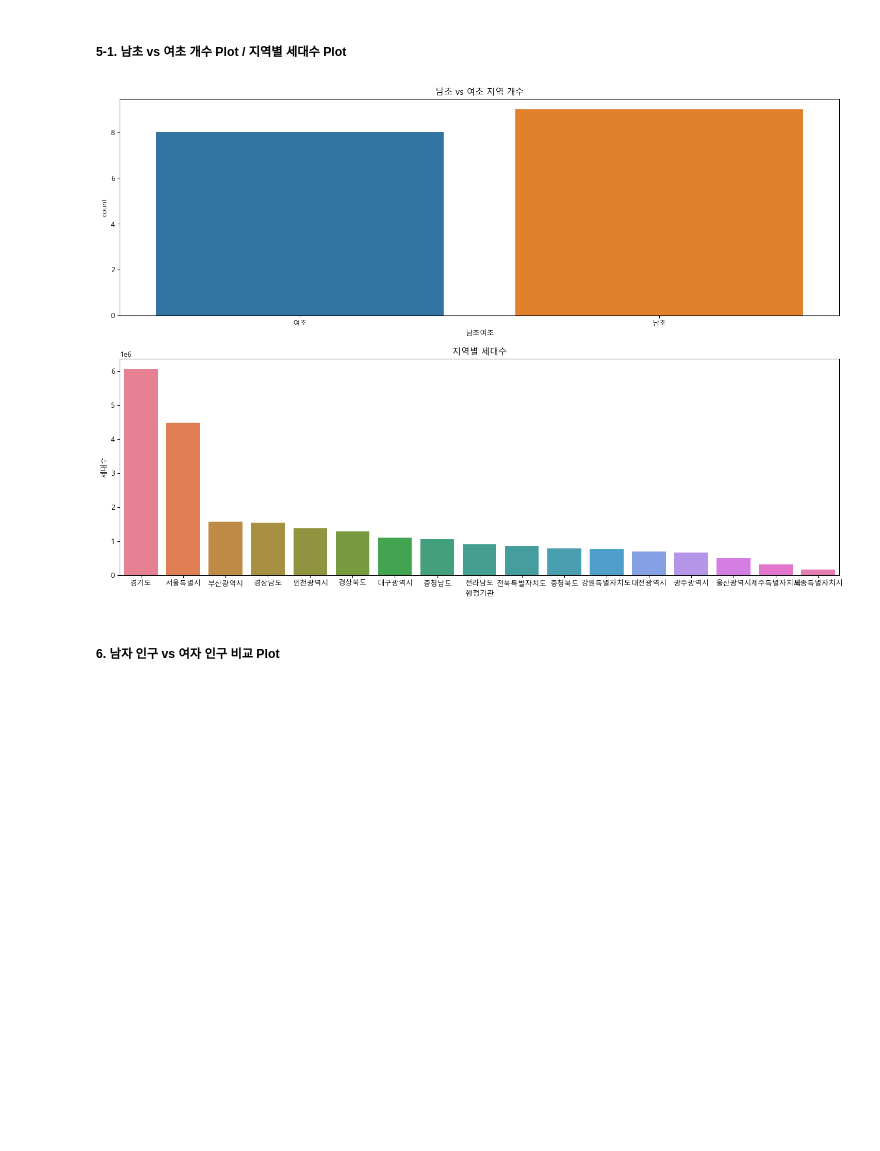
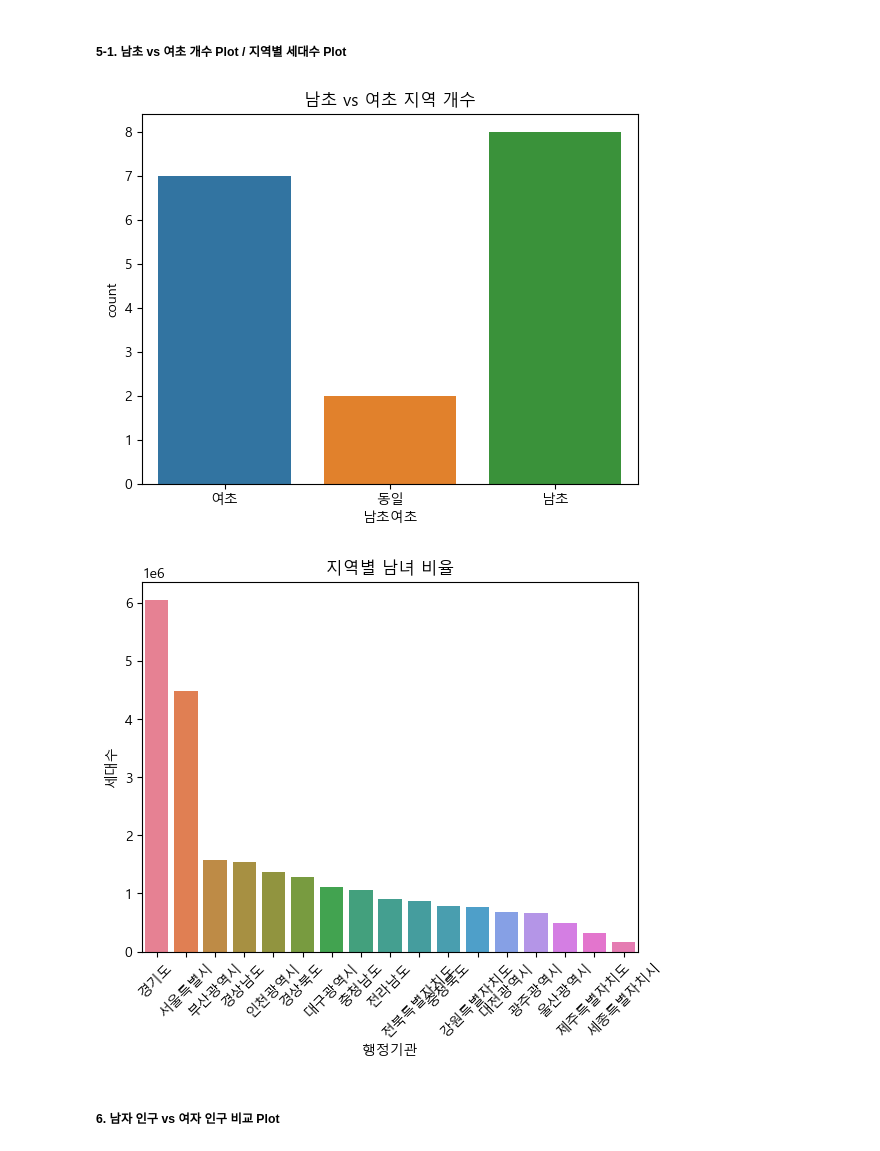
Before and after one commit to Mineong/Python_Webscrapping_Analysis, a Jupyter notebook: homework/04_인구현황분석.ipynb, the cells around one changed output. Saved outputs shown, nothing was run; the diff lists cells and outputs as text; code cells hidden in the pictures; blank space fills up the shorter version.

Commit message:
인구현황 분석 과제 제출

```diff
--- a/homework/04_인구현황분석.ipynb
+++ b/homework/04_인구현황분석.ipynb
@@ -13,10 +13,10 @@ matplotlib.rc('font', family=font_prop)
 Malgun Gothic
 # %%
 # 인구현황.csv 로드하여 DataFrame 객체생성 , 변수명은 df_all
-data = pd.read_csv('../data/인구현황.csv')
-print(data.shape)
-print(type(data))
-data.head()
+df_all = pd.read_csv('../data/인구현황.csv')
+print(df_all.shape)
+print(type(df_all))
+df_all.head()
 # %% [output]
 (18, 8)
 <class 'pandas.core.frame.DataFrame'>
@@ -28,7 +28,7 @@ data.head()
 | 4 | 2800000000 | 인천광역시 | 3021010 | 1373827 | 2.20 | 1509243 | 1511767 | 1.00 |
 # %%
 # 전국 데이터는 제거하고 새로운 DataFrame 생성, 변수명은 df
-df = data.loc[data['행정기관'] != '전국'].copy()
+df = df_all.loc[df_all['행정기관'] != '전국'].copy()
 df.head()
 # %% [output]
 |  | 행정기관코드 | 행정기관 | 총인구수 | 세대수 | 세대당 인구 | 남자 인구수 | 여자 인구수 | 남여 비율 |
@@ -135,7 +153,14 @@ plt.figure(figsize=(10,5))
 
 * 남초여초 컬럼을 추가합니다.
 # %%
+from IPython.display import display
+
 print("4. 남초 vs 여초 지역 구분")
+
+# 남초여초 컬럼 추가
+df['남초여초'] = df['남여 비율'].apply(lambda x: '남초' if x > 1 else ('여초' if x < 1 else '동일'))
+
+display(df[['행정기관', '남여 비율', '남초여초']])
 # %% [output]
 4. 남초 vs 여초 지역 구분
 |  | 행정기관 | 남여 비율 | 남초여초 |
@@ -174,8 +205,18 @@ print("5. 세대당 인구 평균보다 높은 지역")
 # %% [markdown]
 ##### 5-1. 남초 vs 여초 개수 Plot  /  지역별 세대수 Plot
 # %%
+a = sns.countplot(data=df.sort_values(by='남초여초', ascending=False), x='남초여초', hue='남초여초')
+plt.title('남초 vs 여초 지역 개수')
+plt.show(a)
+
+
+b = sns.barplot(data=df.sort_values(by='세대수', ascending=False), x='행정기관', y='세대수', hue='행정기관')
+plt.xticks(rotation=45)
+plt.title('지역별 남녀 비율')
+plt.show(b)
 # %% [output]
-[figure, old version]
+[figure, new version]
+[figure, added]
 # %% [markdown]
 ##### 6. 남자 인구 vs 여자 인구 비교 Plot
 # %%
```
Also changed, not shown: parts of 9 cells of this notebook, 1 other file.
